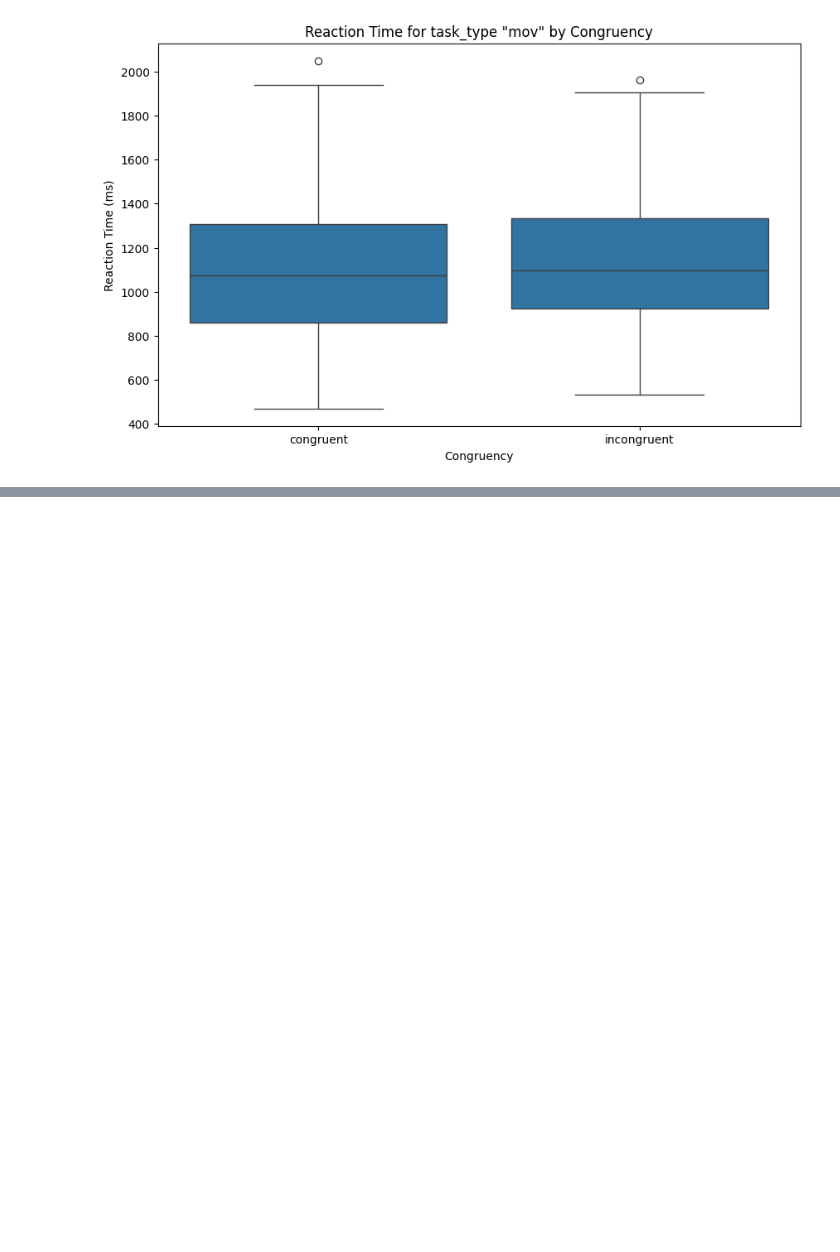
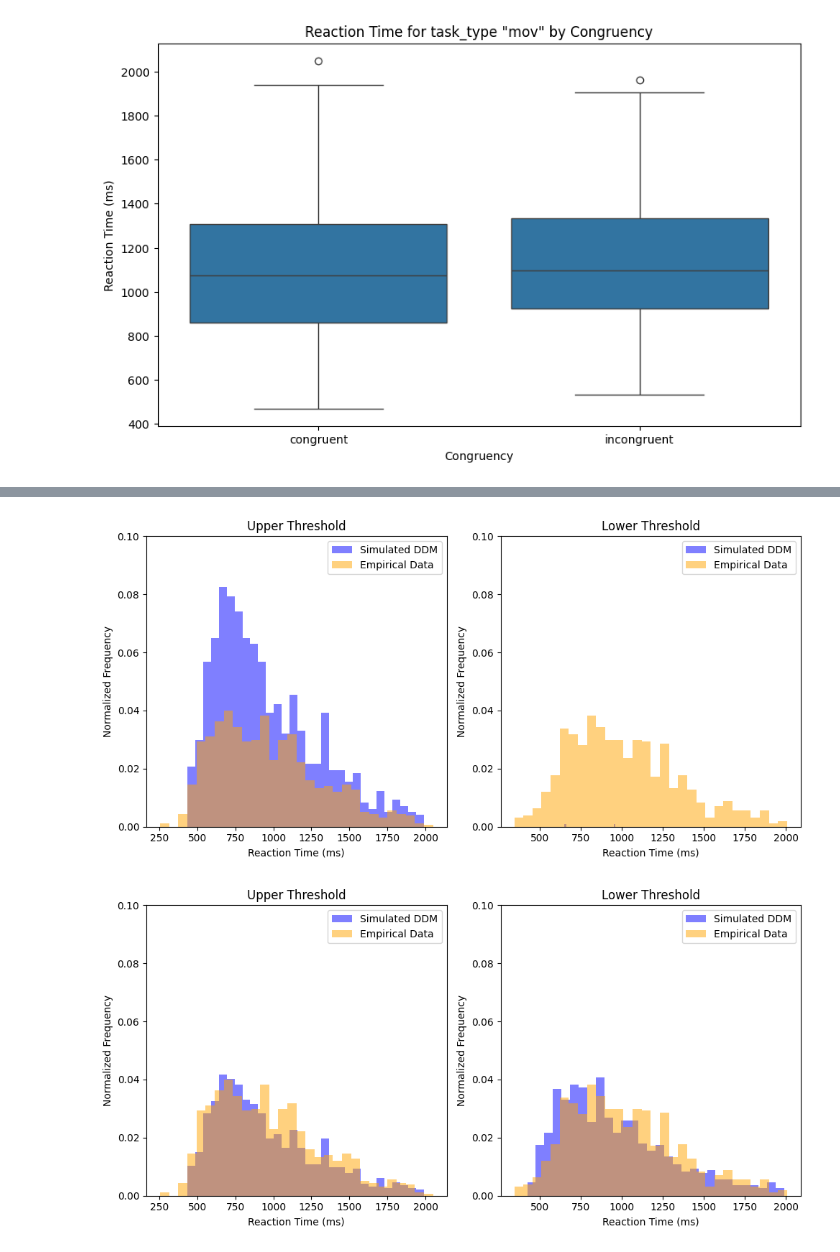
Before and after one commit to Kirschberg32/SwitchingTask_MfCS, a Jupyter notebook: Test.ipynb, the cells around one changed output, grey strips where cells are left out. Drawn from its saved outputs; the diff is of its cells as text; code cells hidden in the pictures; blank space fills up the shorter version.

```diff
--- a/Test.ipynb
+++ b/Test.ipynb
@@ -206,0 +355,14 @@ plt.show()
+# %%
+dataset = filtered_df
+
+# collect data for histogram
+filtered_rt_lower = dataset[dataset['task_transition'] == 'switch']['rt']
+rt_lower_empirical = filtered_rt_lower.to_numpy()
+
+filtered_rt_upper = dataset[dataset['task_transition'] == 'repetition']['rt']
+rt_upper_empirical = filtered_rt_upper.to_numpy()
+
+# print data set
+rt_lower_empirical
+#rt_upper_empirical
+#dataset
@@ -206,0 +387,48 @@ plt.show()
+# %%
+# ADJUST THESE PARAMETERS FOR THE EXERCISE
+v = 0.07         # drift rate
+a = 100          # threshold
+t0 = 300         # non-decision time
+
+# DO NOT ADJUST THESE PARAMETERS FOR THE EXERCISE, THEY REMAIN FIXED
+sigma = 1.2         # standard deviation of noise
+dt = 1         # integration constant
+z = a/2           # starting point (between 0 and threshold a)
+task_transition = [0,1] # task transition 0 = repetition, 1 = switch
+
+# Plotting parameters
+y_max = 0.1       # maximum of y-axsis (you may have to adjust this)
+
+# simulation parameters [DO NOT ADJUST]
+num_simulations = 1000  # number of simulated reaction times
+max_time = 2000   # maximum number of simulated seconds
+
+rt_upper = []           # list used to store reaction times for upper boundary
+rt_lower = []           # list used to store reaction times for lower boundary
+
+# simulate the DDM a number of times
+np.random.seed(0) # DO NOT REMOVE SEED
+for i in [0,1]:
+    for sim in range(num_simulations):
+
+        # for each simulation, retrive the decision, the evidence trace, and decision time
+        decision_time, evidence_over_time, decision = run_ddm(drift_rate = v,
+                                                                threshold = a,
+                                                                starting_point = z,
+                                                                noise_std = sigma,
+                                                                non_decision_time = t0,
+                                                                dt = dt,
+                                                                max_time = max_time,
+                                                                task_transition = i)
+
+        # if the simulation hit the lower bound, add decision time to list of lower reaction times
+        if decision == -1:
+            rt_lower.append(decision_time)
+        # if the simulation hit the upper bound, add decision time to list of lower upper times
+        elif decision == 1:
+            rt_upper.append(decision_time)
+
+    plot_ddm_histograms(rt_upper, rt_lower, rt_upper_empirical, rt_lower_empirical, y_max = y_max)
+# %% [output]
+[figure, added]
+[figure, added]
```
Also changed, not shown: parts of 7 cells of this notebook, 1 other file.
